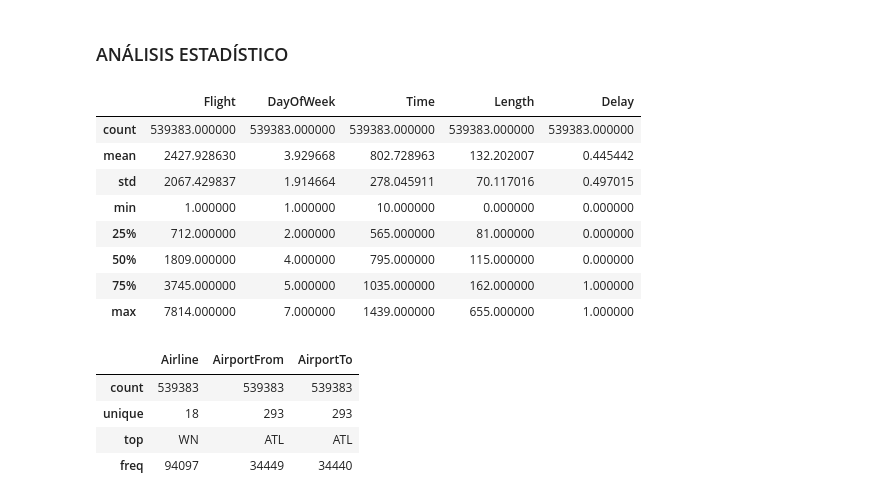
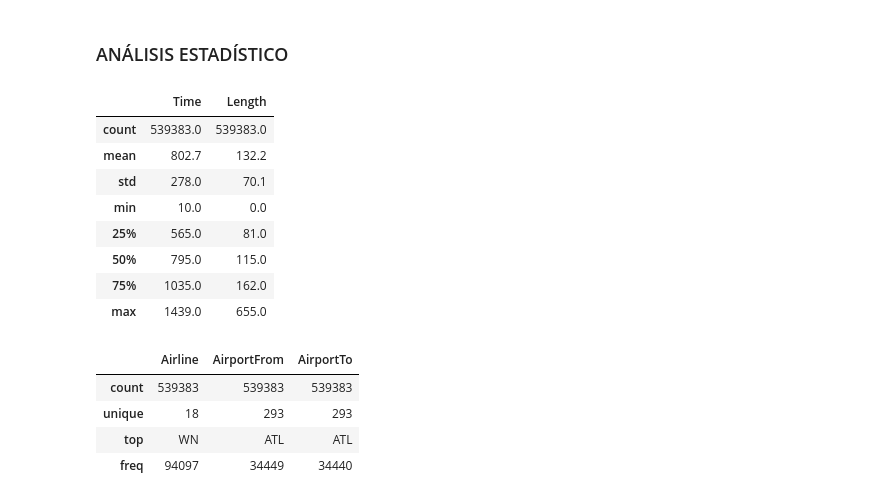
Before and after one commit to Sts87/FlightOnTime, a Jupyter notebook: FlightOnTime-Analisis.ipynb, the cells around one changed output. Saved outputs shown, nothing was run; the diff lists cells and outputs as text; code cells hidden in the pictures.

```diff
--- a/FlightOnTime-Analisis.ipynb
+++ b/FlightOnTime-Analisis.ipynb
@@ -92,17 +92,18 @@ dtype: int64
 ### ANÁLISIS ESTADÍSTICO
 # %%
 # VARIABLES NÚMERICAS
-df.describe()
+# RMC: Tomar en cuenta solo 'Time', 'Length'
+df[['Time', 'Length']].describe().round(1)
 # %% [output]
-|  | Flight | DayOfWeek | Time | Length | Delay |
-| count | 539383.000000 | 539383.000000 | 539383.000000 | 539383.000000 | 539383.000000 |
-| mean | 2427.928630 | 3.929668 | 802.728963 | 132.202007 | 0.445442 |
-| std | 2067.429837 | 1.914664 | 278.045911 | 70.117016 | 0.497015 |
-| min | 1.000000 | 1.000000 | 10.000000 | 0.000000 | 0.000000 |
-| 25% | 712.000000 | 2.000000 | 565.000000 | 81.000000 | 0.000000 |
-| 50% | 1809.000000 | 4.000000 | 795.000000 | 115.000000 | 0.000000 |
-| 75% | 3745.000000 | 5.000000 | 1035.000000 | 162.000000 | 1.000000 |
-| max | 7814.000000 | 7.000000 | 1439.000000 | 655.000000 | 1.000000 |
+|  | Time | Length |
+| count | 539383.0 | 539383.0 |
+| mean | 802.7 | 132.2 |
+| std | 278.0 | 70.1 |
+| min | 10.0 | 0.0 |
+| 25% | 565.0 | 81.0 |
+| 50% | 795.0 | 115.0 |
+| 75% | 1035.0 | 162.0 |
+| max | 1439.0 | 655.0 |
 # %%
 # VARIABLES CATEGÓRICAS
 df.describe(include='object')
```
Also changed, not shown: parts of 8 cells of this notebook.
